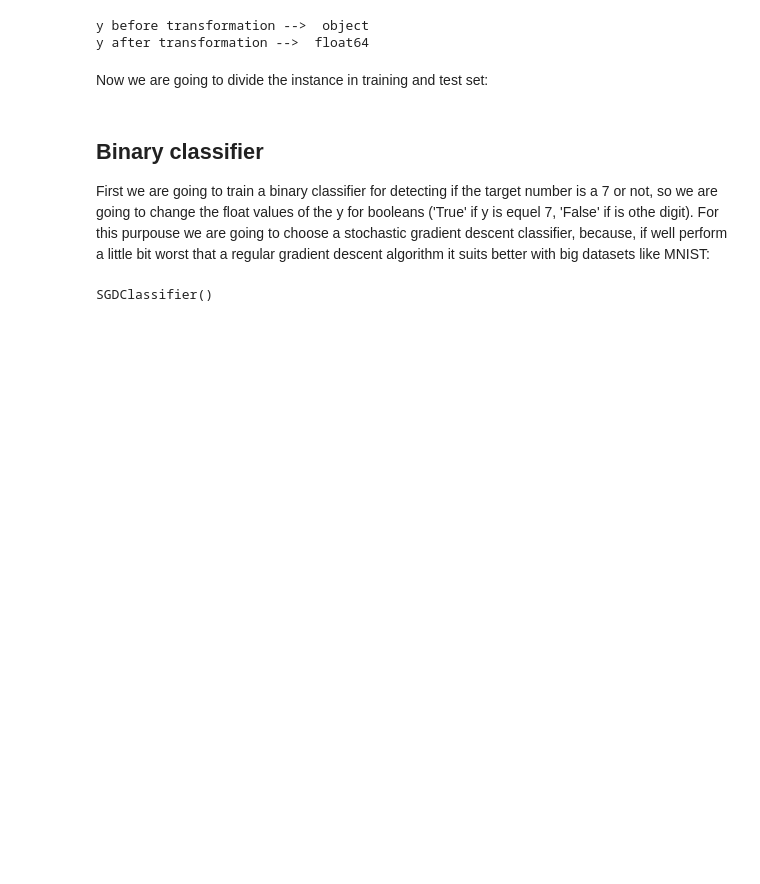
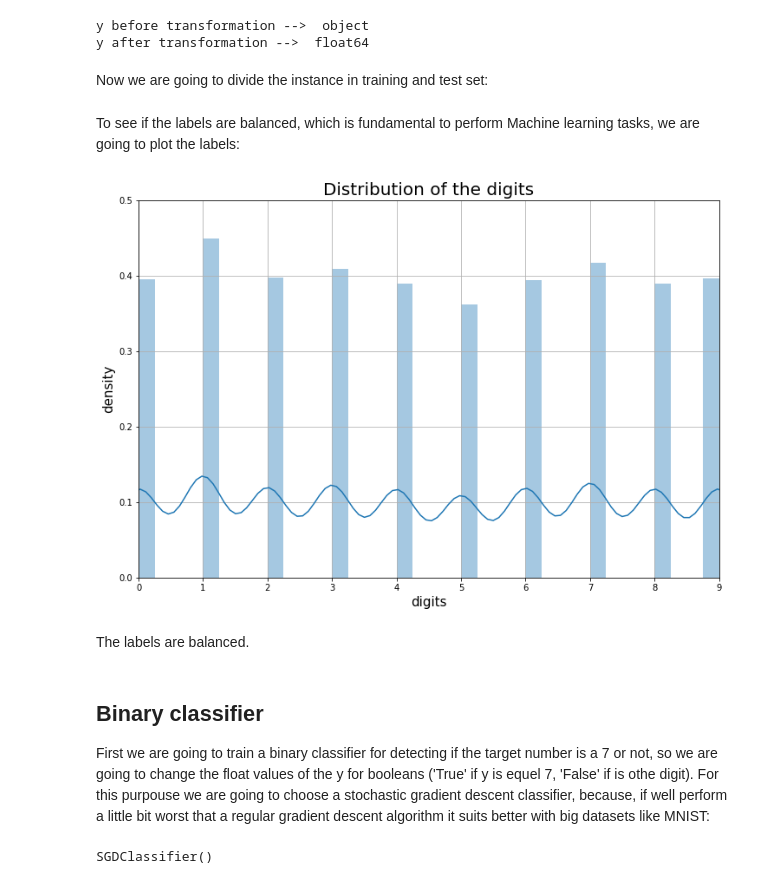
Before and after one commit to 5percenter/Classification, a Jupyter notebook: MNIST/MNIST_classification.ipynb, the cells around one changed output. Cells and saved outputs as stored; diff of their text form; code cells hidden in the pictures; blank space fills up the shorter version.

```diff
--- a/MNIST/MNIST_classification.ipynb
+++ b/MNIST/MNIST_classification.ipynb
@@ -51,6 +56,20 @@ y after transformation -->  float64
 Now we are going to divide the instance in training and test set:
 # %%
 X_train, X_test, y_train, y_test = X[0:60000], X[60000:], y[:60000], y[60000:] # 60000 instances for traininig and the rest, 10000 for testing.
+# %% [markdown]
+To see if the labels are balanced, which is fundamental to perform Machine learning tasks, we are going to plot the labels:
+# %%
+fig, ax = fig, ax = plt.subplots(figsize=(12,8))
+sns.distplot(y_train)
+plt.axis([0, 9, 0, 0.5])
+plt.title('Distribution of the digits', fontsize=20)
+plt.xlabel('digits',fontsize=15)
+plt.ylabel('density', fontsize=15)
+plt.grid(True)
+# %% [output]
+[figure, added]
+# %% [markdown]
+The labels are balanced.
 # %% [markdown]
 ## Binary classifier
 
```
Also changed, not shown: parts of 40 cells of this notebook.
